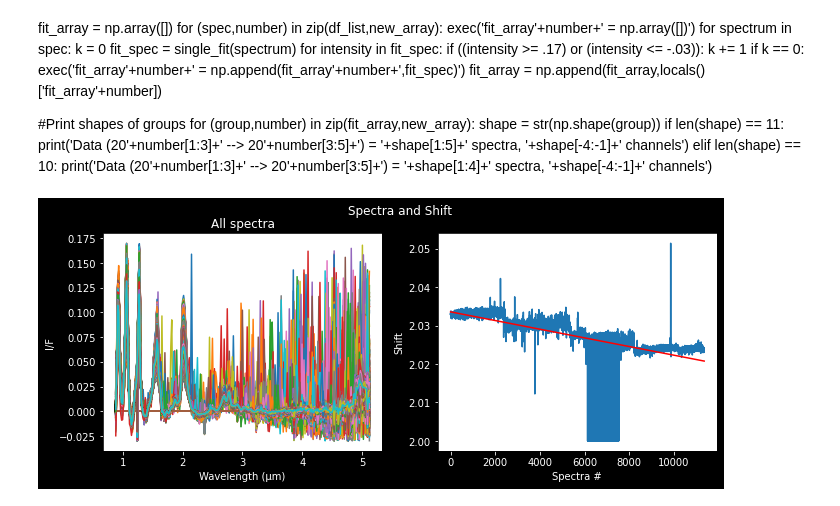
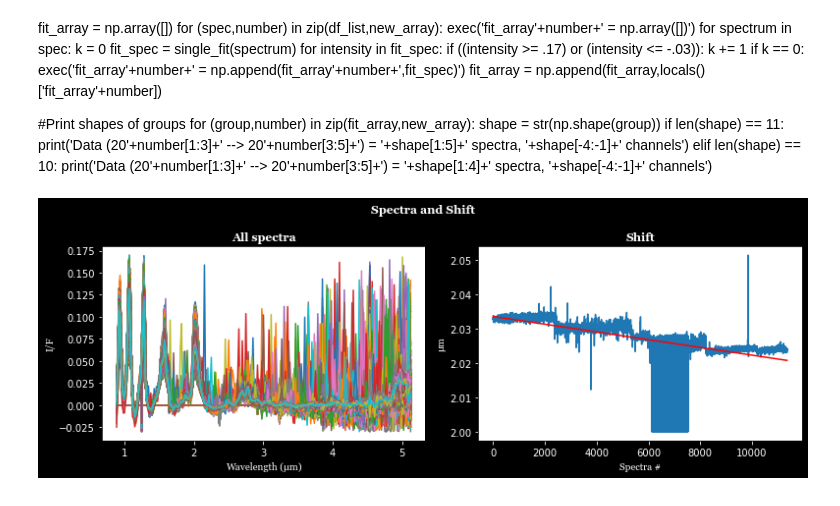
Before and after one commit to lucaslibshutz/spectralResearch, a Jupyter notebook: spectral_fitting_4.5.ipynb, the cells around one changed output. Cells and saved outputs as stored; diff of their text form; code cells hidden in the pictures.

```diff
--- a/spectral_fitting_4.5.ipynb
+++ b/spectral_fitting_4.5.ipynb
@@ -202,21 +204,24 @@ for (group,number) in zip(fit_array,new_array):
 # %%
 %matplotlib inline
 fig,axs = plt.subplots(1,2,figsize=(11,4),facecolor='black')
-fig.suptitle('Spectra and Shift',color='white')
+fig.suptitle('Spectra and Shift',color='white',fontname='Georgia',fontweight='bold')
 for spectrum in total_array:
     axs[0].plot(vims_wave,spectrum)
-axs[0].set_title('All spectra',color='white')
-axs[0].set_xlabel('Wavelength (µm)',color='white')
-axs[0].set_ylabel('I/F',color='white')
-axs[1].set_xlabel('Spectra #',color='white')
-axs[1].set_ylabel('Shift',color='white')
+axs[0].set_title('All spectra',color='white',fontname='Georgia',fontweight='bold')
+axs[1].set_title('Shift',color='white',fontname='Georgia',fontweight='bold')
+axs[0].set_xlabel('Wavelength (µm)',color='white',fontname='Georgia')
+axs[0].set_ylabel('I/F',color='white',fontname='Georgia')
+axs[1].set_xlabel('Spectra #',color='white',fontname='Georgia')
+axs[1].set_ylabel('µm',color='white',fontname='Georgia')
 x = np.linspace(0,length,length)
 p = np.polyval(np.polyfit(x,mean_list,1),x)
 axs[1].plot(x,mean_list)
 axs[1].plot(x,p,color='red')
 for ax in fig.get_axes():
     ax.tick_params(axis='x',colors='white')
     ax.tick_params(axis='y',colors='white')
+
+fig.tight_layout()
 plt.show()
 # %% [output]
-[figure, old version]
+[figure, new version]
```
Also changed, not shown: parts of 3 cells of this notebook, 1 other file.
